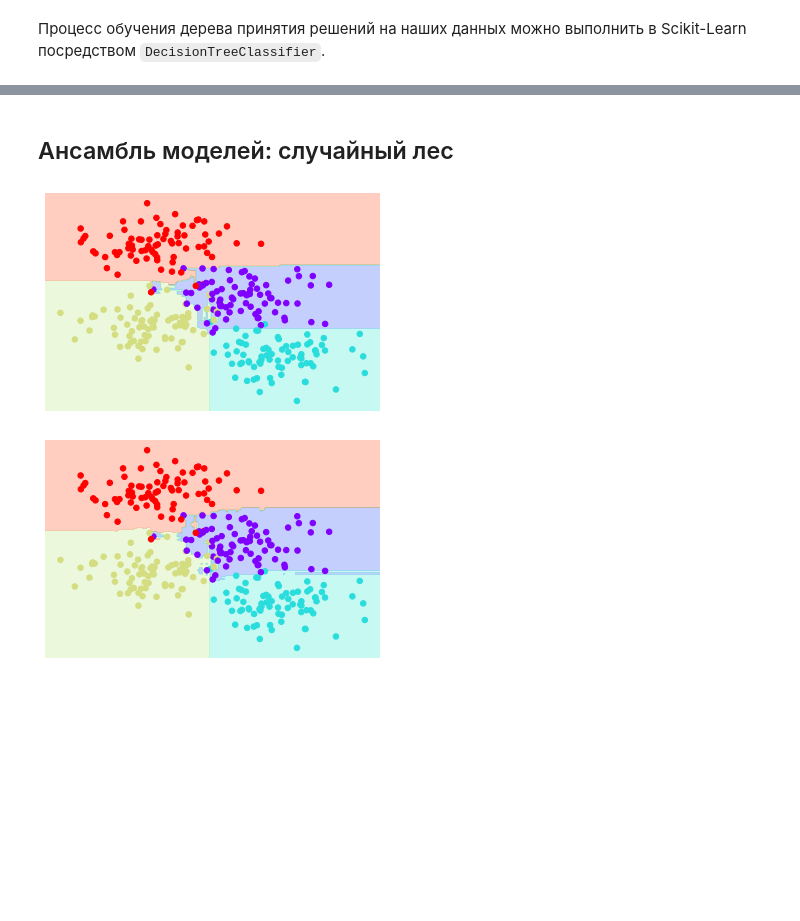
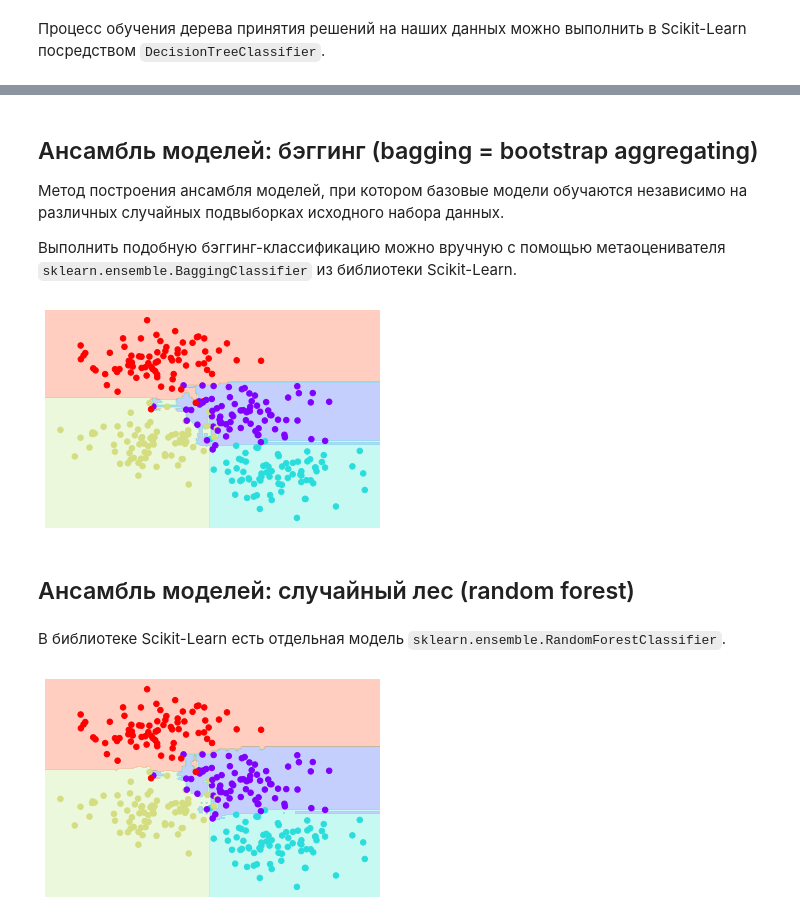
Before and after one commit to SergeyMalashenko/MachineLearning_Summer_2023, a Jupyter notebook: seminars/11/seminar_11.ipynb, the cells around one changed output, grey strips where cells are left out. Saved outputs shown, nothing was run; the diff lists cells and outputs as text; code cells hidden in the pictures; blank space fills up the shorter version.

```diff
--- a/seminars/11/seminar_11.ipynb
+++ b/seminars/11/seminar_11.ipynb
@@ -91,9 +126,8 @@ def randomized_tree_interactive(X, y):
 # %%
 from sklearn.datasets import make_blobs
 
-X, y = make_blobs(n_samples=300, centers=4,
-                  random_state=0, cluster_std=1.0)
-plt.scatter(X[:, 0], X[:, 1], c=y, s=50, cmap='rainbow');
+X, y = make_blobs(n_samples=300, centers=4, random_state=0, cluster_std=1.0)
+plt.scatter(X[:, 0], X[:, 1], cmap='rainbow', c=y, s=50);
 # %% [output]
 [figure]
 # %% [markdown]
@@ -108,30 +143,4 @@ from sklearn.tree import DecisionTreeClassifier
 tree = DecisionTreeClassifier().fit(X, y)
-# %%
-def visualize_classifier(model, X, y, ax=None, cmap='rainbow'):
-    ax = ax or plt.gca()
-
-    # Plot the training points
-    ax.scatter(X[:, 0], X[:, 1], c=y, s=30, cmap=cmap,
-               clim=(y.min(), y.max()), zorder=3)
-    ax.axis('tight')
-    ax.axis('off')
-    xlim = ax.get_xlim()
-    ylim = ax.get_ylim()
-
-    # fit the estimator
-    model.fit(X, y)
-    xx, yy = np.meshgrid(np.linspace(*xlim, num=200),
-                         np.linspace(*ylim, num=200))
-    Z = model.predict(np.c_[xx.ravel(), yy.ravel()]).reshape(xx.shape)
-
-    # Create a color plot with the results
-    n_classes = len(np.unique(y))
-    contours = ax.contourf(xx, yy, Z, alpha=0.3,
-                           levels=np.arange(n_classes + 1) - 0.5,
-                           cmap=cmap, clim=(y.min(), y.max()),
-                           zorder=1)
-
-    ax.set(xlim=xlim, ylim=ylim)
 # %%
 visualize_classifier(DecisionTreeClassifier(), X, y)
 # %% [output]
@@ -153,17 +173,25 @@ interactive(children=(Dropdown(description='random_state', options=(0, 100), val
 # %% [markdown]
-## Ансамбль моделей: случайный лес
+## Ансамбль моделей: бэггинг (bagging = bootstrap aggregating)
+
+Метод построения ансамбля моделей, при котором базовые модели обучаются независимо на различных случайных подвыборках исходного набора данных.
+
+Выполнить подобную бэггинг-классификацию можно вручную с помощью метаоценивателя ``sklearn.ensemble.BaggingClassifier`` из библиотеки Scikit-Learn.
 # %%
-from sklearn.tree import DecisionTreeClassifier
 from sklearn.ensemble import BaggingClassifier
+from sklearn.tree     import DecisionTreeClassifier
+
 
 tree = DecisionTreeClassifier()
-bag = BaggingClassifier(tree, n_estimators=100, max_samples=0.8,
-                        random_state=1)
+bag = BaggingClassifier(tree, n_estimators=100, max_samples=0.8, random_state=42)
 
 bag.fit(X, y)
 visualize_classifier(bag, X, y)
 # %% [output]
-[figure, old version]
+[figure, new version]
+# %% [markdown]
+## Ансамбль моделей: случайный лес (random forest)
+# %% [markdown]
+В библиотеке Scikit-Learn есть отдельная модель ``sklearn.ensemble.RandomForestClassifier``.
 # %%
 from sklearn.ensemble import RandomForestClassifier
 
```
Also changed, not shown: parts of 22 cells of this notebook.
